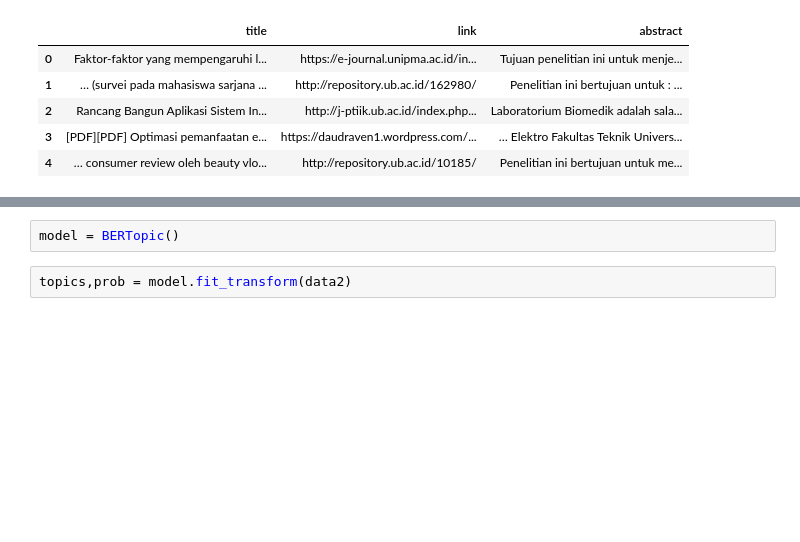
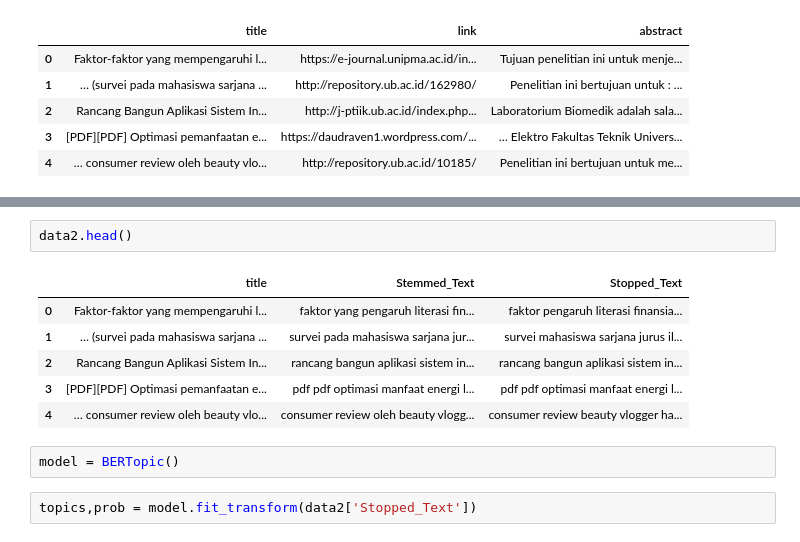
Before and after one commit to Hadoroo/TopicModeling, a Jupyter notebook: TopicModeling.ipynb, the cells around one changed output, grey strips where cells are left out. Saved outputs shown, nothing was run; the diff lists cells and outputs as text; blank space fills up the shorter version.

```diff
--- a/TopicModeling.ipynb
+++ b/TopicModeling.ipynb
@@ -26,7 +95,16 @@ df.to_csv("translated_dataset.csv", index=False)
+# %%
+data2.head()
+# %% [output]
+|  | title | Stemmed_Text | Stopped_Text |
+| 0 | Faktor-faktor yang mempengaruhi l... | faktor yang pengaruh literasi fin... | faktor pengaruh literasi finansia... |
+| 1 | … (survei pada mahasiswa sarjana ... | survei pada mahasiswa sarjana jur... | survei mahasiswa sarjana jurus il... |
+| 2 | Rancang Bangun Aplikasi Sistem In... | rancang bangun aplikasi sistem in... | rancang bangun aplikasi sistem in... |
+| 3 | [PDF][PDF] Optimasi pemanfaatan e... | pdf pdf optimasi manfaat energi l... | pdf pdf optimasi manfaat energi l... |
+| 4 | … consumer review oleh beauty vlo... | consumer review oleh beauty vlogg... | consumer review beauty vlogger ha... |
 # %%
 model = BERTopic()
 # %%
-topics,prob = model.fit_transform(data2)
+topics,prob = model.fit_transform(data2['Stopped_Text'])
 # %%
 model.get_topic_info()
 # %% [output]
```
Also changed, not shown: parts of 9 cells of this notebook, 2 other files.
